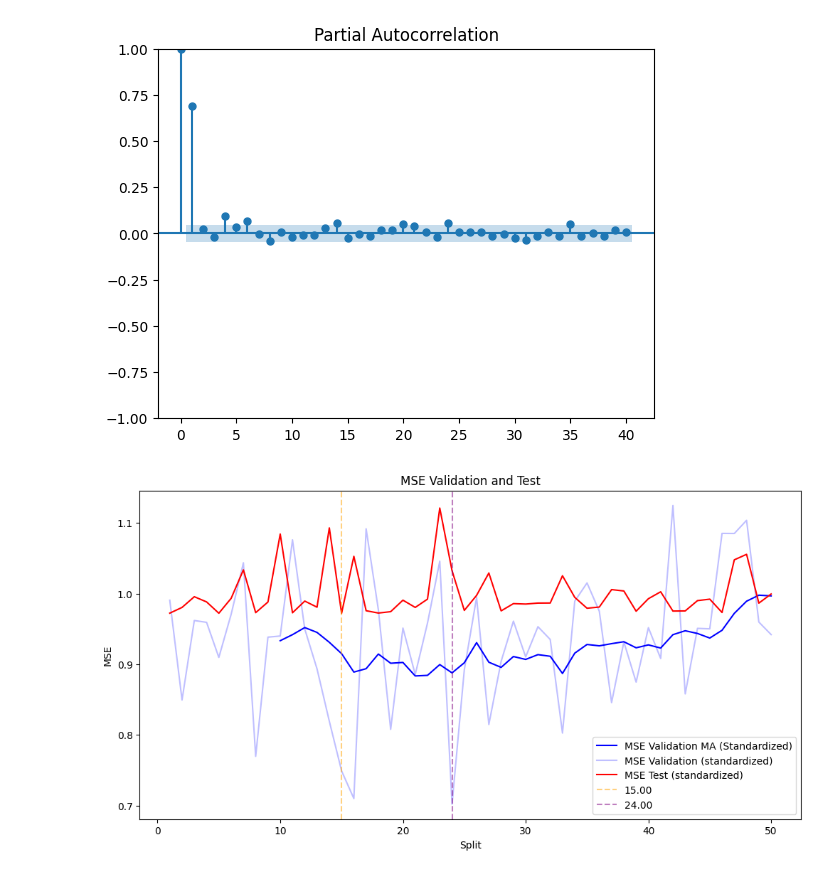
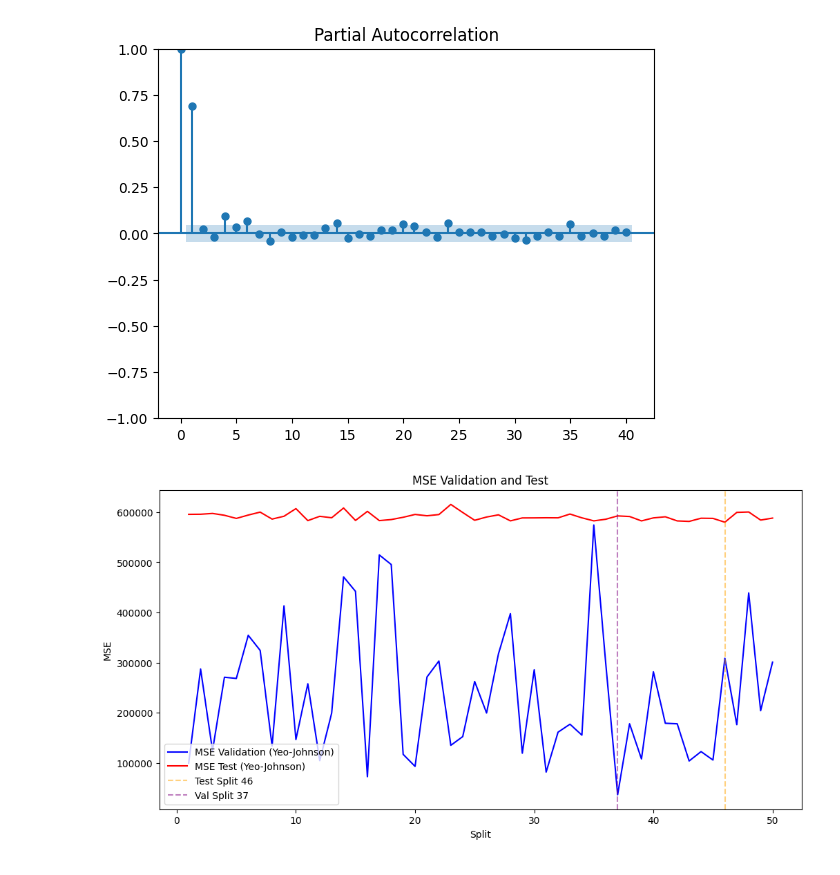
Before and after one commit to GregoryRickenmann/DSF-Project, a Jupyter notebook: project_all_waste.ipynb, the cells around one changed output. Cells and saved outputs as stored; diff of their text form; code cells hidden in the pictures.

```diff
--- a/project_all_waste.ipynb
+++ b/project_all_waste.ipynb
@@ -148,8 +148,10 @@ plt.show()
 import statsmodels.api as sm
 from statsmodels.tsa.arima.model import ARIMA
 from sklearn.metrics import mean_squared_error
+from sklearn.preprocessing import PowerTransformer
 from sklearn.model_selection import TimeSeriesSplit
 import matplotlib.pyplot as plt
+import numpy as np
 
 # --- 1. Daten laden ---
 # Beispiel: daily_data = pd.Series(...) (Deine Zeitreihe)
@@ -180,24 +182,24 @@ seasonal_test = seasonal[train_validate_size:]
 n_splits = 50
 tscv = TimeSeriesSplit(n_splits=n_splits, test_size=validate_size)
 
+# Yeo-Johnson Transformer
+yeo_transformer = PowerTransformer(method='yeo-johnson', standardize=False)
+
 # Error lists
-colors = ["red", "blue", "green", "orange"]
-
 validate_errors = []
 standardized_validate_errors = []
 standardized_test_errors = []
 
-# TESTING
+# --- TESTING ---
 # Detrend und Deseasonalize
 test_residual = test_data - trend_test - seasonal_test
-# Standardize
-test_mean, test_std = test_residual.mean(), test_residual.std()
-test_standardized = (test_residual - test_mean) / test_std
+# Yeo-Johnson-Transformation
+test_transformed = yeo_transformer.fit_transform(test_residual.values.reshape(-1, 1)).flatten()
 
+# --- 6. Training und Validierung ---
 plt.figure(figsize=(12, 6))
-# --- 6. Training und Validierung ---
+
 for i, (train_index, validate_index) in enumerate(tscv.split(train_validate_data)):
-    # print(f"Split {i+1}/{n_splits}")
     # Train und Validate Splits erstellen
     train, validate = train_validate_data.iloc[train_index], train_validate_data.iloc[validate_index]
     trend_train, trend_validate = trend_train_validate.iloc[train_index], trend_train_validate.iloc[validate_index]
@@ -206,61 +208,53 @@ for i, (train_index, validate_index) in enumerate(tscv.split(train_validate_data
     # TRAINING
     # Detrend und Deseasonalize
     train_residual = train - trend_train - seasonal_train
-    # Standardize
-    train_mean, train_std = train_residual.mean(), train_residual.std()
-    train_standardized = (train_residual - train_mean) / train_std
+    # Yeo-Johnson-Transformation
+    train_transformed = yeo_transformer.fit_transform(train_residual.values.reshape(-1, 1)).flatten()
 
     # VALIDATION
     # Detrend und Deseasonalize
     validate_residual = validate - trend_validate - seasonal_validate
-    # Standardize
-    validate_mean, validate_std = validate_residual.mean(), validate_residual.std()
-    validate_standardized = (validate_residual - validate_mean) / validate_std
+    # Transformieren mit gelernten Parametern aus Training
+    validate_transformed = yeo_transformer.transform(validate_residual.values.reshape(-1, 1)).flatten()
 
     # Fit ARIMA-model on training split
-    model = ARIMA(train_standardized, order=(p, d, q))
+    model = ARIMA(train_transformed, order=(p, d, q))
     model_fit = model.fit()
 
     # Vorhersage auf Validation-Split
-    forecast_standardized = model_fit.forecast(steps=len(validate_standardized))
+    forecast_transformed = model_fit.forecast(steps=len(validate_transformed))
 
-    # Validationsfehler (Standardized)
-    standardized_error = mean_squared_error(validate_standardized, forecast_standardized)
-    # print(f"Validation Error (Standardized): {standardized_error}")
+    # Validationsfehler (standardisiert)
+    standardized_error = mean_squared_error(validate_transformed, forecast_transformed)
     standardized_validate_errors.append(standardized_error)
 
     # TEST
     # Vorhersage auf Test-Split
-    forecast_test_standardized = model_fit.forecast(steps=len(test_standardized))
+    forecast_test_transformed = model_fit.forecast(steps=len(test_transformed))
 
-    # Testfehler (Standardized)
-    test_error = mean_squared_error(test_standardized, forecast_test_standardized)
+    # Testfehler (standardisiert)
+    test_error = mean_squared_error(test_transformed, forecast_test_transformed)
     standardized_test_errors.append(test_error)
 
-# --- 8. Plot Test Results ---
-# Plot something
-window_size = 10
-moving_avg_errors = pd.Series(standardized_validate_errors).rolling(window=window_size).mean()
-plt.plot(range(1, n_splits+1), moving_avg_errors, label="MSE Validation MA (Standardized)", color='blue')
-plt.plot(range(1, n_splits+1), standardized_validate_errors, label="MSE Validation (standardized)", color='blue', alpha=0.25)
-plt.plot(range(1, n_splits+1), standardized_test_errors, label="MSE Test (standardized)", color='red')
+# --- 8. Plot Results ---
+# Beweglicher Durchschnitt für Validierungsfehler
+plt.plot(range(1, n_splits + 1), standardized_validate_errors, label="MSE Validation (Yeo-Johnson)", color='blue')
+plt.plot(range(1, n_splits + 1), standardized_test_errors, label="MSE Test (Yeo-Johnson)", color='red')
 
 # Find the split with the lowest standardized test error
 min_error_index = standardized_test_errors.index(min(standardized_test_errors)) + 1
 min_error_value = min(standardized_test_errors)
 min_valerror_index = standardized_validate_errors.index(min(standardized_validate_errors)) + 1
 min_valerror_value = min(standardized_validate_errors)
 
 # Plot vertical and horizontal lines at the minimum error
-plt.axvline(x=min_error_index, color='orange', alpha=0.5, linestyle='--', label=f'{min_error_index:.2f}')
-
-# Plot vertical and horizontal lines at the minimum error
-plt.axvline(x=min_valerror_index, color='purple', alpha=0.5, linestyle='--', label=f'{min_valerror_index:.2f}')
+plt.axvline(x=min_error_index, color='orange', alpha=0.5, linestyle='--', label=f'Test Split {min_error_index}')
+plt.axvline(x=min_valerror_index, color='purple', alpha=0.5, linestyle='--', label=f'Val Split {min_valerror_index}')
 
 plt.title("MSE Validation and Test")
 plt.xlabel("Split")
 plt.ylabel("MSE")
 plt.legend()
 plt.show()
 # %% [output]
-[figure, old version]
+[figure, new version]
```
Also changed, not shown: 4 other files.
